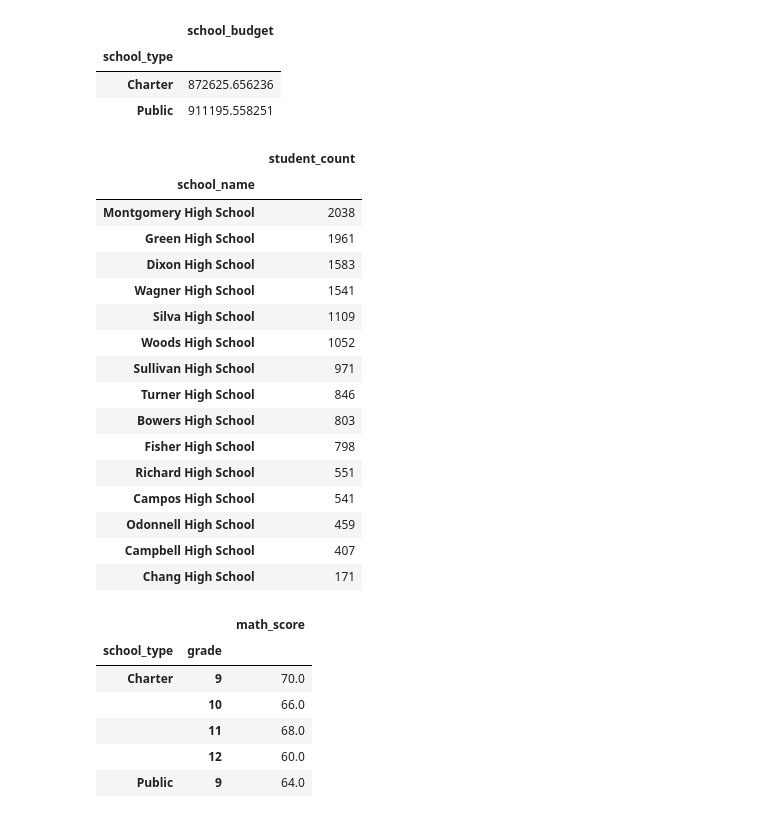
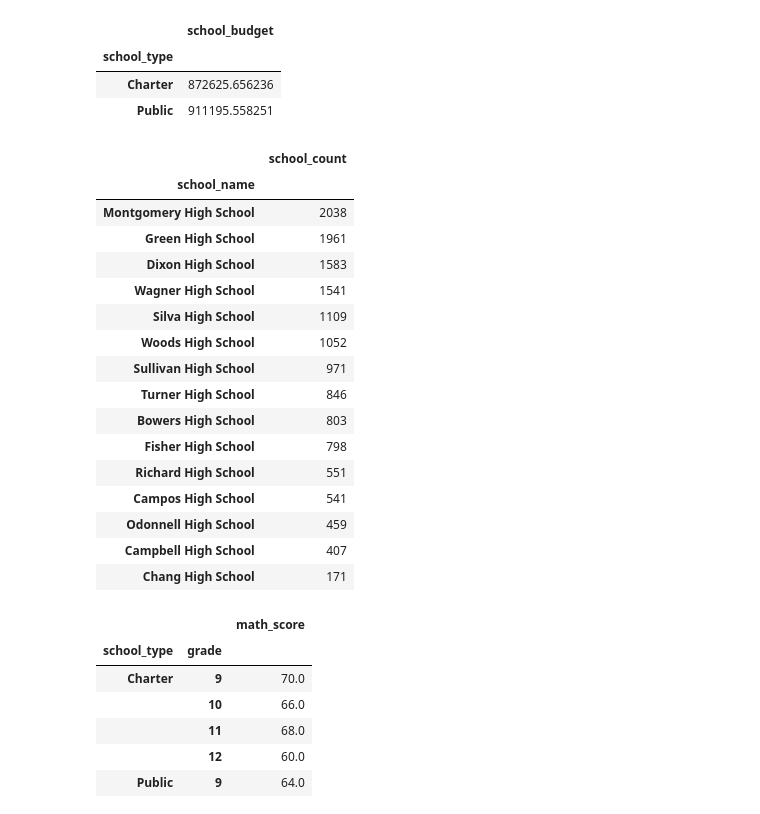
Before and after one commit to AadiJan/School_District_Analysis, a Jupyter notebook: Student_Data_Challenge.ipynb, the cells around one changed output. Saved outputs shown, nothing was run; the diff lists cells and outputs as text; code cells hidden in the pictures.

```diff
--- a/Student_Data_Challenge.ipynb
+++ b/Student_Data_Challenge.ipynb
@@ -57,6 +62,9 @@ school_budget       0
 dtype: int64
 # %%
 # Drop rows with null values and verify removal
+student_data = pd.DataFrame()
+student_data = student_df.dropna()
+student_data.isnull().sum()
 # %% [output]
 student_id       0
 student_name     0
@@ -73,6 +82,9 @@ dtype: int64
 1836
 # %%
 # Drop duplicated rows and verify removal
+student_data2 = pd.DataFrame()
+student_data2 = student_data.drop_duplicates()
+student_data2.duplicated().sum()
 # %% [output]
 0
 # %%
@@ -104,6 +118,8 @@ dtype: object
 Name: grade, Length: 14831, dtype: object
 # %%
 # Remove the non-numeric characters and verify the contents of the column
+student_data2['grade'] = student_data2['grade'].str.replace('th','')
+student_data2['grade']
 # %% [output]
 0         9
 1         9
@@ -119,6 +135,8 @@ Name: grade, Length: 14831, dtype: object
 Name: grade, Length: 14831, dtype: object
 # %%
 # Change the grade column to the int type and verify column types
+student_data2['grade'] = student_data2['grade'].astype(np.int64)
+student_data2.dtypes
 # %% [output]
 student_id         int64
 student_name      object
@@ -257,10 +314,15 @@ Make comparisons within your data by completing the following steps:
 | Charter | 872625.656236 |
 | Public | 911195.558251 |
 # %%
-# Use the `groupby`, `count`, and `sort_values` functions to find the
-# total number of students at each school and sort from most students to least students.
+#Find the total number of students at each school, and sort those numbers from largest to smallest by using the groupby, count,
+#and sort_values functions, as the following image shows:
+school_data2 = student_data2.groupby(['school_name']).count()
+school_count = pd.DataFrame()
+school_count = school_data2.loc[:, ['student_id']].sort_values('student_id', ascending=False)
+school_count.columns = ['school_count']
+school_count
 # %% [output]
-|  | student_count |
+|  | school_count |
 | school_name |  |
 | Montgomery High School | 2038 |
 | Green High School | 1961 |
```
Also changed, not shown: parts of 24 cells of this notebook.
